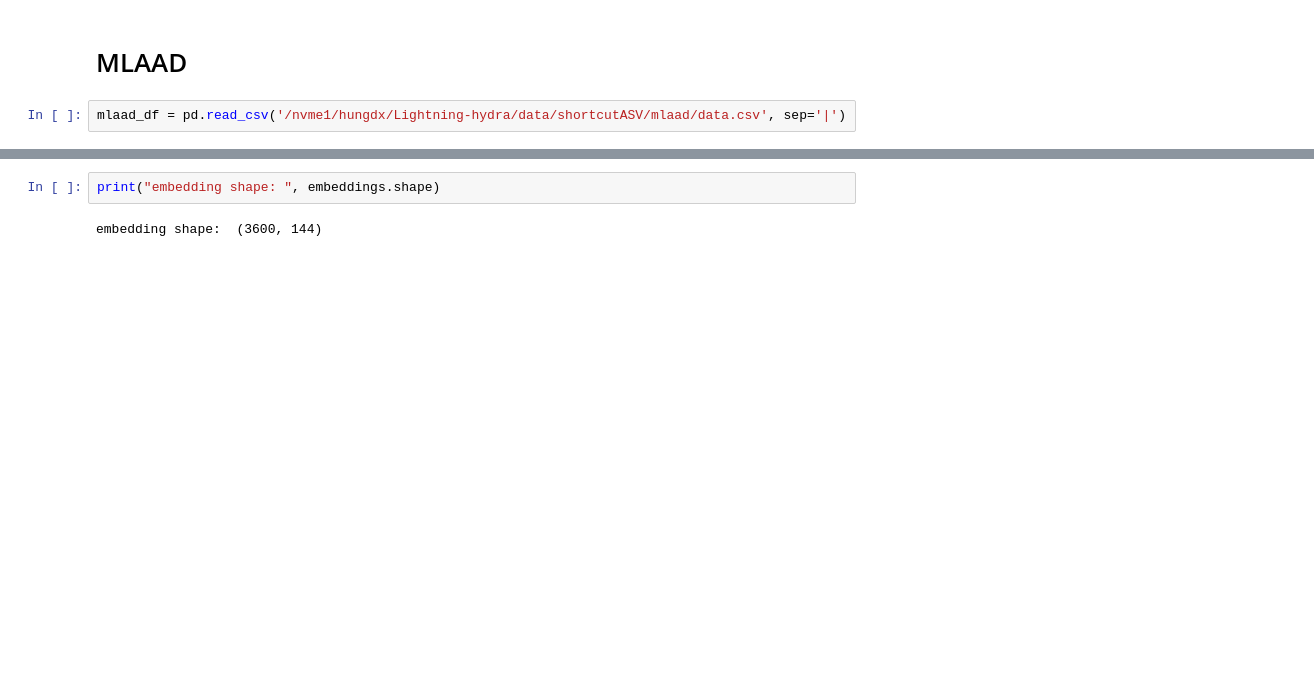
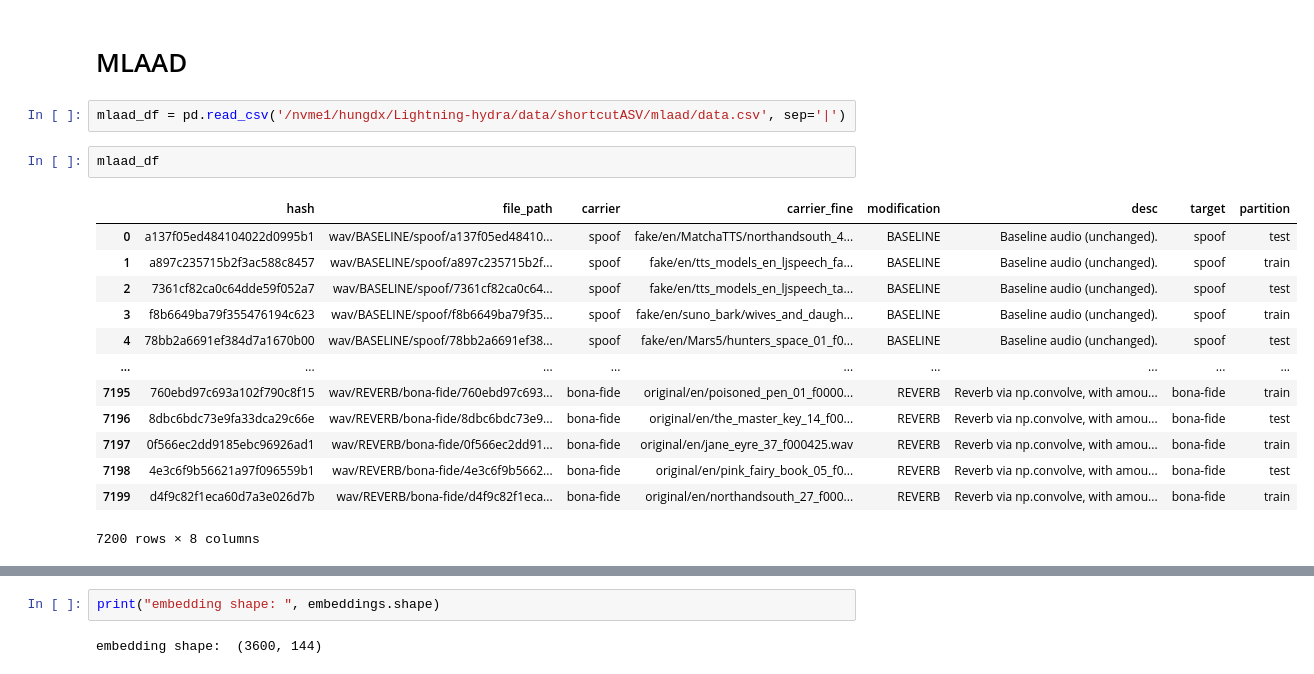
Before and after one commit to hungdinhxuan/Lightning-hydra, a Jupyter notebook: notebooks/tsne_conformertcm_baseline_clean.ipynb, the cells around one changed output, grey strips where cells are left out. Cells and saved outputs as stored; diff of their text form; blank space fills up the shorter version.

```diff
--- a/notebooks/tsne_conformertcm_baseline_clean.ipynb
+++ b/notebooks/tsne_conformertcm_baseline_clean.ipynb
@@ -155,5 +155,21 @@ def plot_tsne(tsne_results, labels, title="t-SNE Visualization of Embeddings", f
 # MLAAD
 # %%
 mlaad_df = pd.read_csv('/nvme1/hungdx/Lightning-hydra/data/shortcutASV/mlaad/data.csv', sep='|')
+# %%
+mlaad_df
+# %% [output]
+|  | hash | file_path | carrier | carrier_fine | modification | desc | target | partition |
+| 0 | a137f05ed484104022d0995b1 | wav/BASELINE/spoof/a137f05ed48410... | spoof | fake/en/MatchaTTS/northandsouth_4... | BASELINE | Baseline audio (unchanged). | spoof | test |
+| 1 | a897c235715b2f3ac588c8457 | wav/BASELINE/spoof/a897c235715b2f... | spoof | fake/en/tts_models_en_ljspeech_fa... | BASELINE | Baseline audio (unchanged). | spoof | train |
+| 2 | 7361cf82ca0c64dde59f052a7 | wav/BASELINE/spoof/7361cf82ca0c64... | spoof | fake/en/tts_models_en_ljspeech_ta... | BASELINE | Baseline audio (unchanged). | spoof | test |
+| 3 | f8b6649ba79f355476194c623 | wav/BASELINE/spoof/f8b6649ba79f35... | spoof | fake/en/suno_bark/wives_and_daugh... | BASELINE | Baseline audio (unchanged). | spoof | train |
+| 4 | 78bb2a6691ef384d7a1670b00 | wav/BASELINE/spoof/78bb2a6691ef38... | spoof | fake/en/Mars5/hunters_space_01_f0... | BASELINE | Baseline audio (unchanged). | spoof | test |
+| ... | ... | ... | ... | ... | ... | ... | ... | ... |
+| 7195 | 760ebd97c693a102f790c8f15 | wav/REVERB/bona-fide/760ebd97c693... | bona-fide | original/en/poisoned_pen_01_f0000... | REVERB | Reverb via np.convolve, with amou... | bona-fide | train |
+| 7196 | 8dbc6bdc73e9fa33dca29c66e | wav/REVERB/bona-fide/8dbc6bdc73e9... | bona-fide | original/en/the_master_key_14_f00... | REVERB | Reverb via np.convolve, with amou... | bona-fide | test |
+| 7197 | 0f566ec2dd9185ebc96926ad1 | wav/REVERB/bona-fide/0f566ec2dd91... | bona-fide | original/en/jane_eyre_37_f000425.wav | REVERB | Reverb via np.convolve, with amou... | bona-fide | train |
+| 7198 | 4e3c6f9b56621a97f096559b1 | wav/REVERB/bona-fide/4e3c6f9b5662... | bona-fide | original/en/pink_fairy_book_05_f0... | REVERB | Reverb via np.convolve, with amou... | bona-fide | test |
+| 7199 | d4f9c82f1eca60d7a3e026d7b | wav/REVERB/bona-fide/d4f9c82f1eca... | bona-fide | original/en/northandsouth_27_f000... | REVERB | Reverb via np.convolve, with amou... | bona-fide | train |
+7200 rows × 8 columns
 # %%
 # Load embeddings
```
Also changed, not shown: parts of 12 cells of this notebook, 19 other files.
